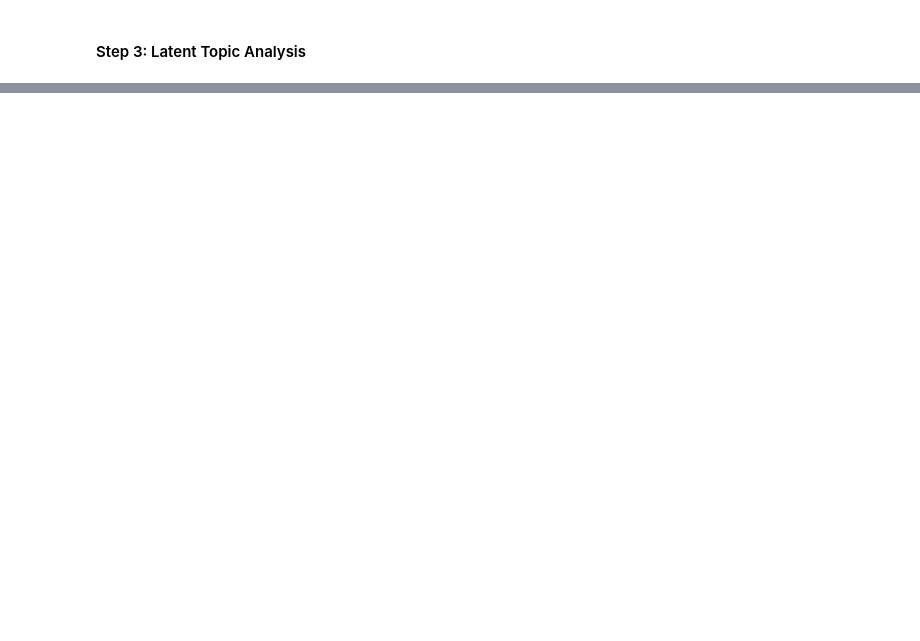
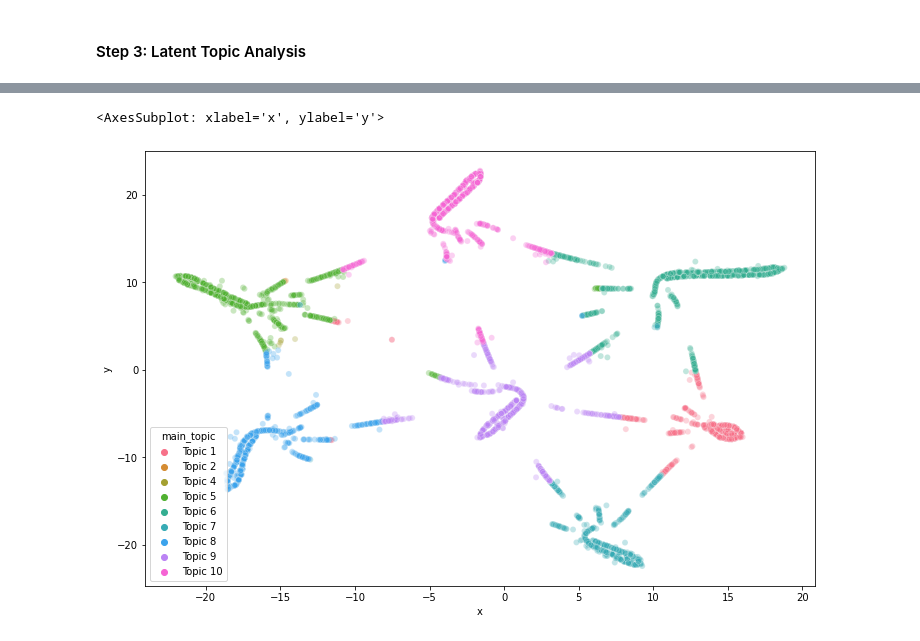
Before and after one commit to mlkimmins/OSCAR, a Jupyter notebook: topic_modeling.ipynb, the cells around one changed output, grey strips where cells are left out. Cells and saved outputs as stored; diff of their text form; code cells hidden in the pictures; blank space fills up the shorter version.

```diff
--- a/topic_modeling.ipynb
+++ b/topic_modeling.ipynb
@@ -149,0 +155,21 @@ plt.show()
+# %%
+# Visualize topic distributions with t-SNE
+tsne = TSNE(perplexity=400)
+tsne_results = tsne.fit_transform(article_topics)
+embedding = pd.DataFrame(tsne_results, columns=['x','y'])
+embedding["main_topic"] = [f"Topic {t + 1}" for t in article_topics.argmax(axis=1)]
+embedding.sort_values("main_topic", ascending=True, key=natsort_keygen(), inplace=True)
+
+fig, ax = plt.subplots(figsize=(12,8))
+sns.scatterplot(
+    data=embedding,
+    x="x",
+    y="y",
+    hue="main_topic",
+    palette=sns.color_palette("husl", embedding["main_topic"].nunique()),
+    legend="full",
+    alpha=0.3
+)
+# %% [output]
+<AxesSubplot: xlabel='x', ylabel='y'>
+[figure, added]
```
Also changed, not shown: parts of 10 cells of this notebook.
